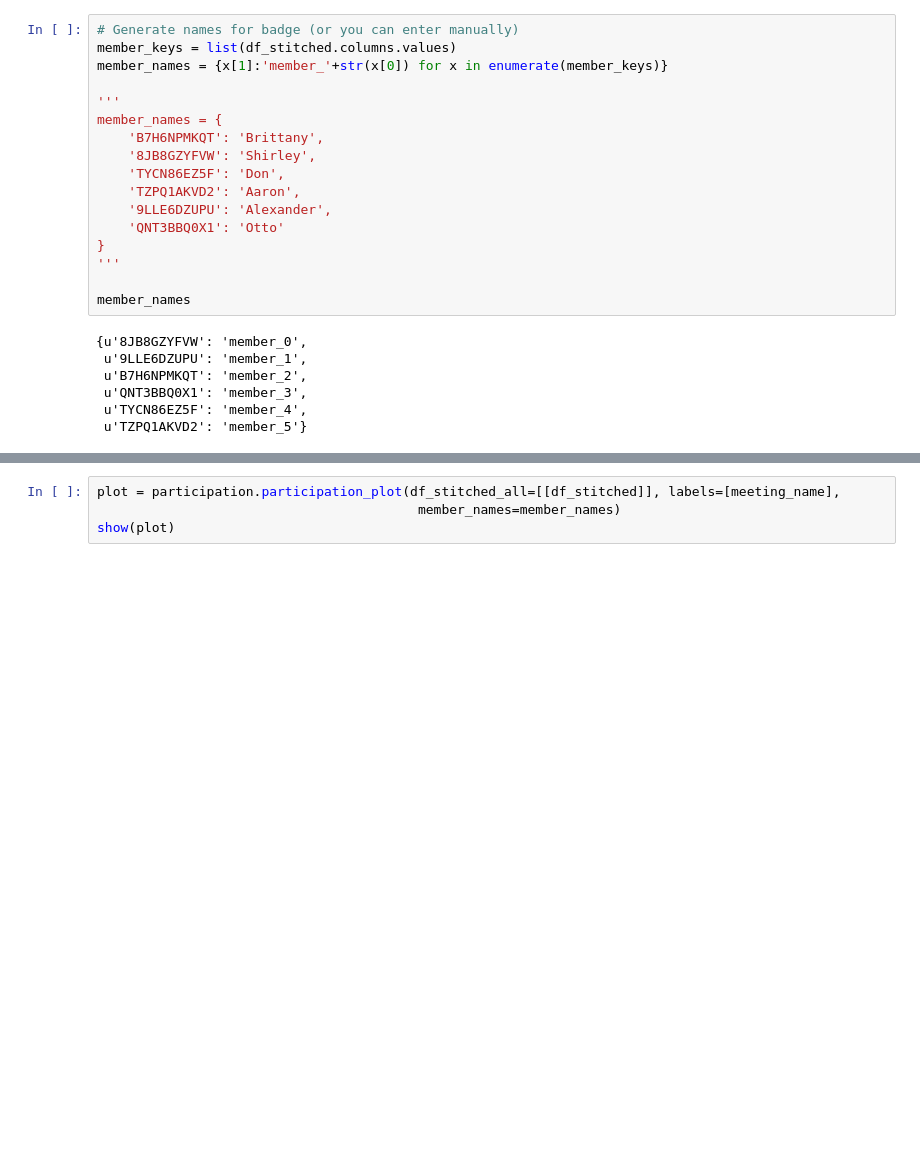
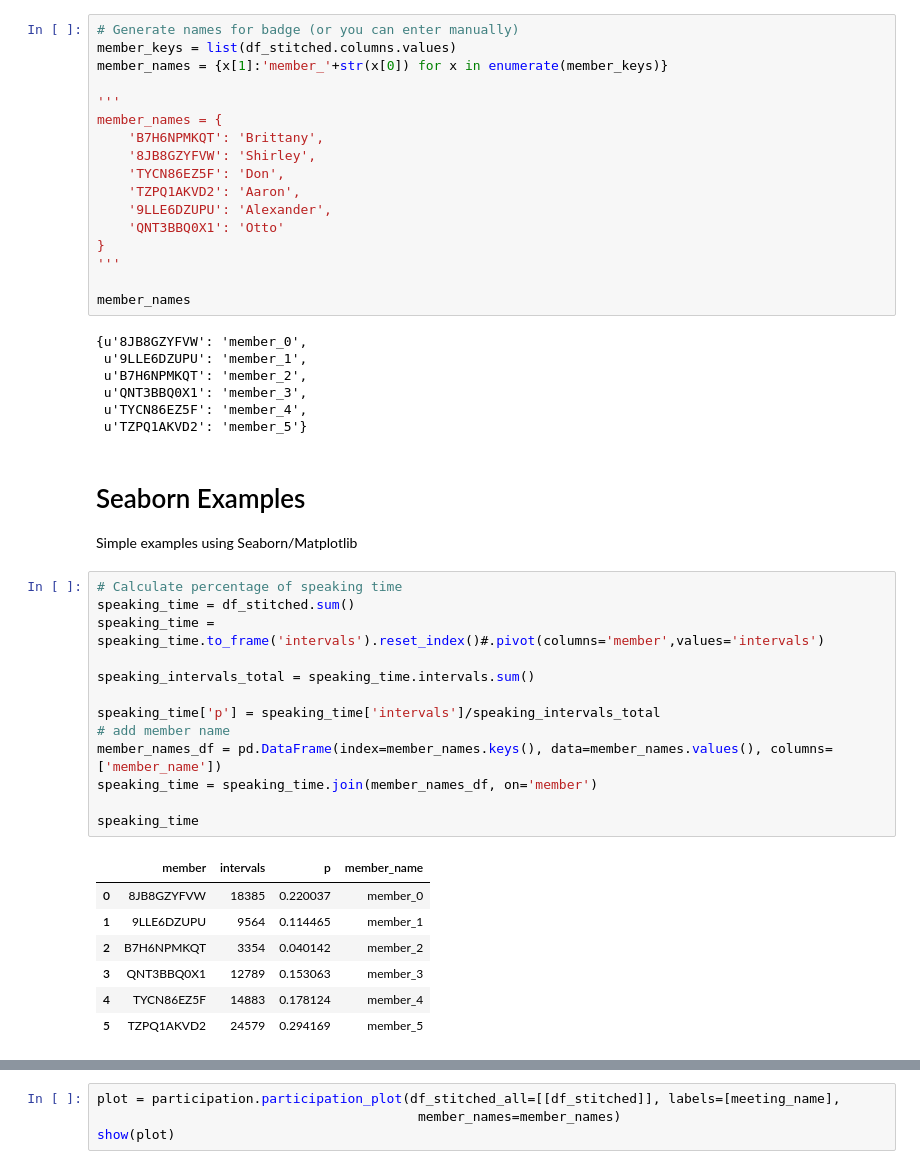
Before and after one commit to HumanDynamics/openbadge-analysis-examples, a Jupyter notebook: notebooks/meeting_simple_plots.ipynb, the cells around one changed output, grey strips where cells are left out. Saved outputs shown, nothing was run; the diff lists cells and outputs as text; blank space fills up the shorter version.

```diff
--- a/notebooks/meeting_simple_plots.ipynb
+++ b/notebooks/meeting_simple_plots.ipynb
@@ -77,3 +87,27 @@ member_names
  u'QNT3BBQ0X1': 'member_3',
  u'TYCN86EZ5F': 'member_4',
  u'TZPQ1AKVD2': 'member_5'}
+# %% [markdown]
+# Seaborn Examples
+Simple examples using Seaborn/Matplotlib
+# %%
+# Calculate percentage of speaking time
+speaking_time = df_stitched.sum()
+speaking_time = speaking_time.to_frame('intervals').reset_index()#.pivot(columns='member',values='intervals')
+
+speaking_intervals_total = speaking_time.intervals.sum()
+
+speaking_time['p'] = speaking_time['intervals']/speaking_intervals_total
+# add member name
+member_names_df = pd.DataFrame(index=member_names.keys(), data=member_names.values(), columns=['member_name'])
+speaking_time = speaking_time.join(member_names_df, on='member')
+
+speaking_time
+# %% [output]
+|  | member | intervals | p | member_name |
+| 0 | 8JB8GZYFVW | 18385 | 0.220037 | member_0 |
+| 1 | 9LLE6DZUPU | 9564 | 0.114465 | member_1 |
+| 2 | B7H6NPMKQT | 3354 | 0.040142 | member_2 |
+| 3 | QNT3BBQ0X1 | 12789 | 0.153063 | member_3 |
+| 4 | TYCN86EZ5F | 14883 | 0.178124 | member_4 |
+| 5 | TZPQ1AKVD2 | 24579 | 0.294169 | member_5 |
```
Also changed, not shown: parts of 6 cells of this notebook.
